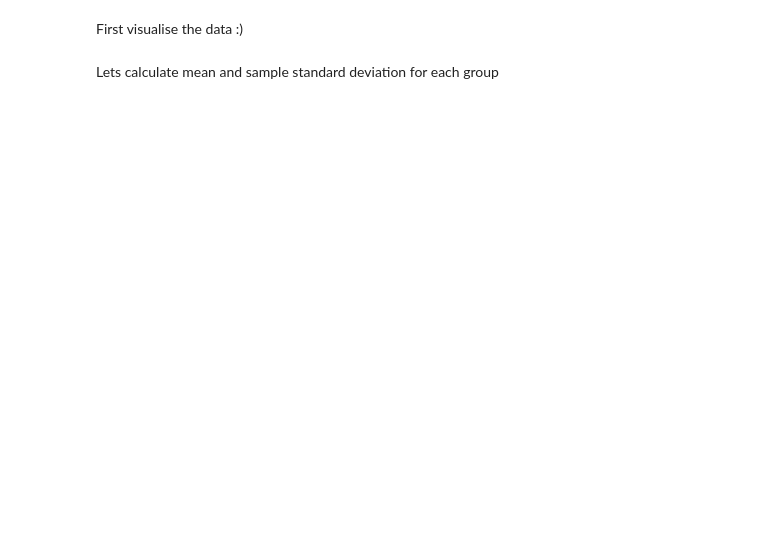
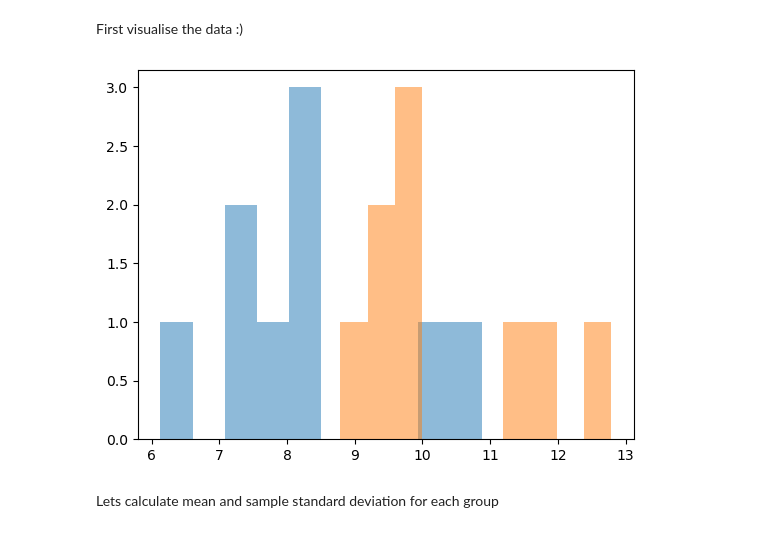
Before and after one commit to Visnuk2507/Statistics-course, a Jupyter notebook: Analysis of two samples/Week6_python.ipynb, the cells around one changed output. Drawn from its saved outputs; the diff is of its cells as text; code cells hidden in the pictures; blank space fills up the shorter version.

```diff
--- a/Analysis of two samples/Week6_python.ipynb
+++ b/Analysis of two samples/Week6_python.ipynb
@@ -18,11 +29,14 @@ First visualise the data :)
 # %%
 # Enter data
 A = np.array([7.53, 7.48, 8.08, 8.09, 10.15, 8.40, 10.88, 6.13, 7.90])
 B = np.array([9.21, 11.51, 12.79, 11.85, 9.97, 8.79, 9.69, 9.68, 9.19])
 
 plt.hist(A, alpha=0.5)
 plt.hist(B, alpha=0.5)
+plt.xlabel
 plt.show()
+# %% [output]
+[figure, added]
 # %% [markdown]
 Lets calculate mean and sample standard deviation for each group
 # %%
```
Also changed, not shown: parts of 68 cells of this notebook, 2 other files.
